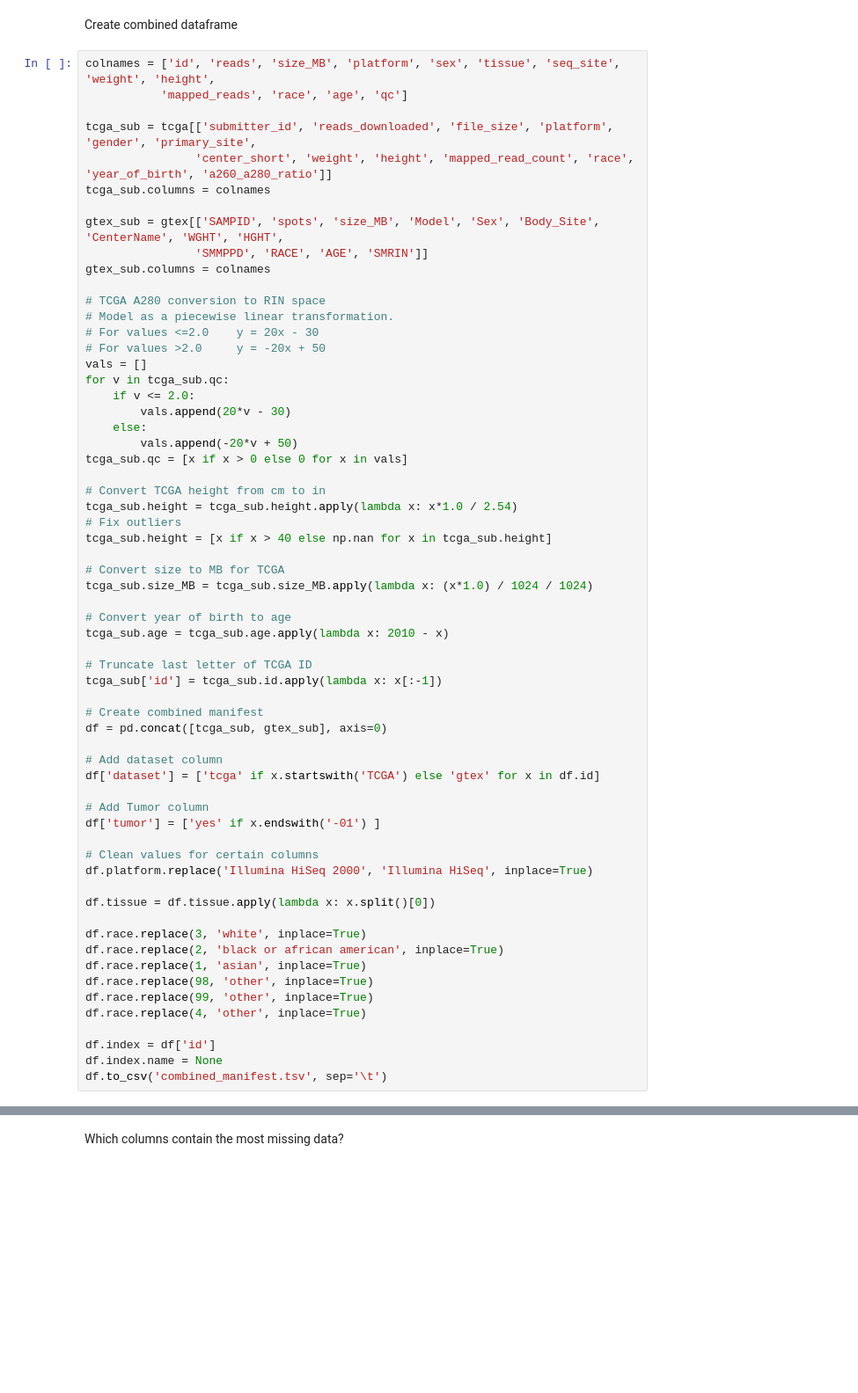
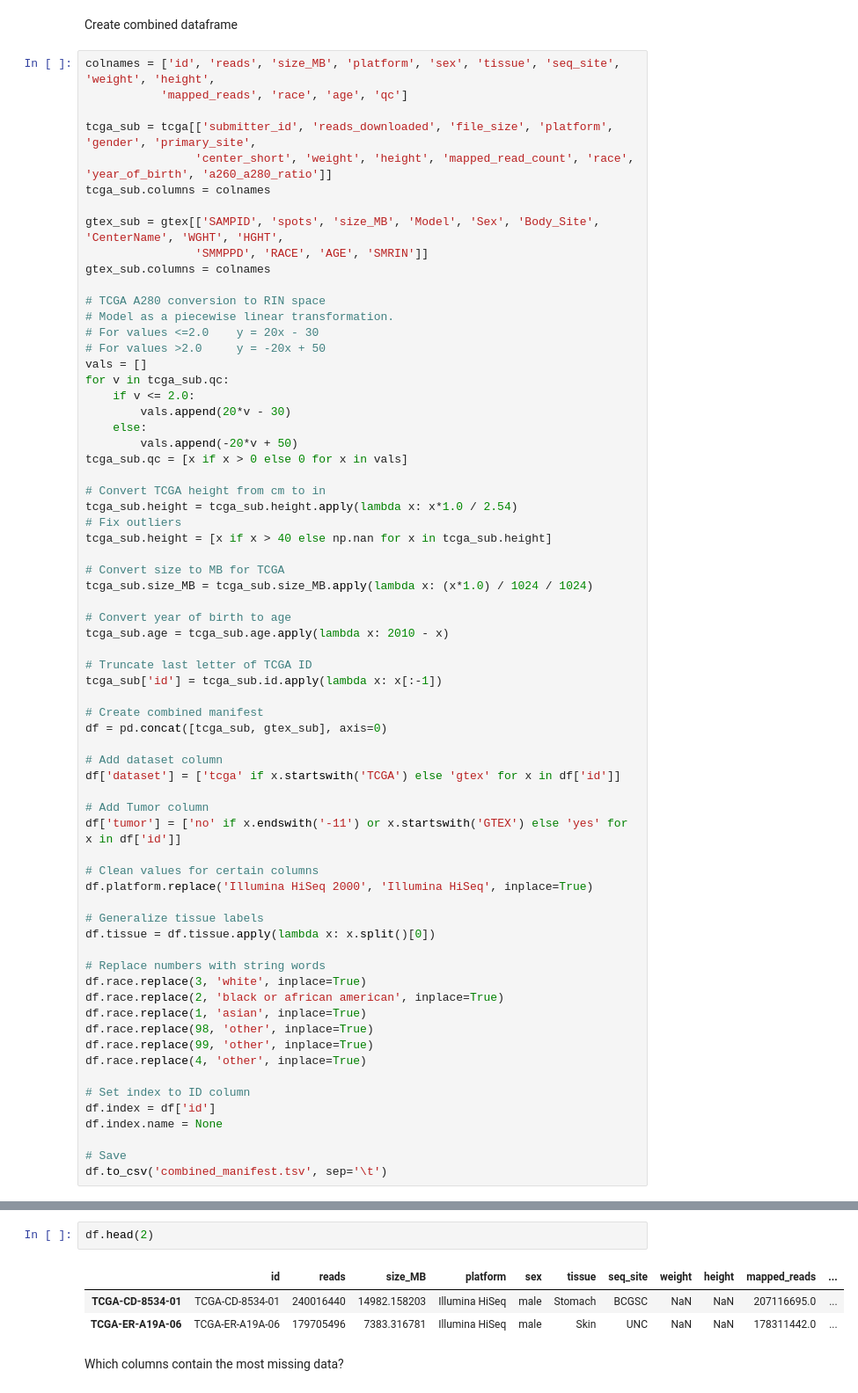
Before and after one commit to jvivian/ipython_notebooks, a Jupyter notebook: tcga-gtex-metadata/tcga-gtex-metadata.ipynb, the cells around one changed output, grey strips where cells are left out. Shown at 88% size. Cells and saved outputs as stored; diff of their text form; blank space fills up the shorter version.

```diff
--- a/tcga-gtex-metadata/tcga-gtex-metadata.ipynb
+++ b/tcga-gtex-metadata/tcga-gtex-metadata.ipynb
@@ -310,16 +310,18 @@ tcga_sub['id'] = tcga_sub.id.apply(lambda x: x[:-1])
 df = pd.concat([tcga_sub, gtex_sub], axis=0)
 
 # Add dataset column
-df['dataset'] = ['tcga' if x.startswith('TCGA') else 'gtex' for x in df.id]
+df['dataset'] = ['tcga' if x.startswith('TCGA') else 'gtex' for x in df['id']]
 
 # Add Tumor column
-df['tumor'] = ['yes' if x.endswith('-01') ]
+df['tumor'] = ['no' if x.endswith('-11') or x.startswith('GTEX') else 'yes' for x in df['id']]
 
 # Clean values for certain columns
 df.platform.replace('Illumina HiSeq 2000', 'Illumina HiSeq', inplace=True)
 
+# Generalize tissue labels
 df.tissue = df.tissue.apply(lambda x: x.split()[0])
 
+# Replace numbers with string words
 df.race.replace(3, 'white', inplace=True)
 df.race.replace(2, 'black or african american', inplace=True)
 df.race.replace(1, 'asian', inplace=True)
@@ -327,6 +329,9 @@ df.race.replace(98, 'other', inplace=True)
 df.race.replace(99, 'other', inplace=True)
 df.race.replace(4, 'other', inplace=True)
 
+# Set index to ID column
 df.index = df['id']
 df.index.name = None
+
+# Save
 df.to_csv('combined_manifest.tsv', sep='\t')
@@ -333,3 +343,9 @@ df.to_csv('combined_manifest.tsv', sep='\t')
+# %%
+df.head(2)
+# %% [output]
+|  | id | reads | size_MB | platform | sex | tissue | seq_site | weight | height | mapped_reads | ... |
+| TCGA-CD-8534-01 | TCGA-CD-8534-01 | 240016440 | 14982.158203 | Illumina HiSeq | male | Stomach | BCGSC | NaN | NaN | 207116695.0 | ... |
+| TCGA-ER-A19A-06 | TCGA-ER-A19A-06 | 179705496 | 7383.316781 | Illumina HiSeq | male | Skin | UNC | NaN | NaN | 178311442.0 | ... |
 # %% [markdown]
 Which columns contain the most missing data?
 # %%
```
Also changed, not shown: parts of 1 cell of this notebook.
